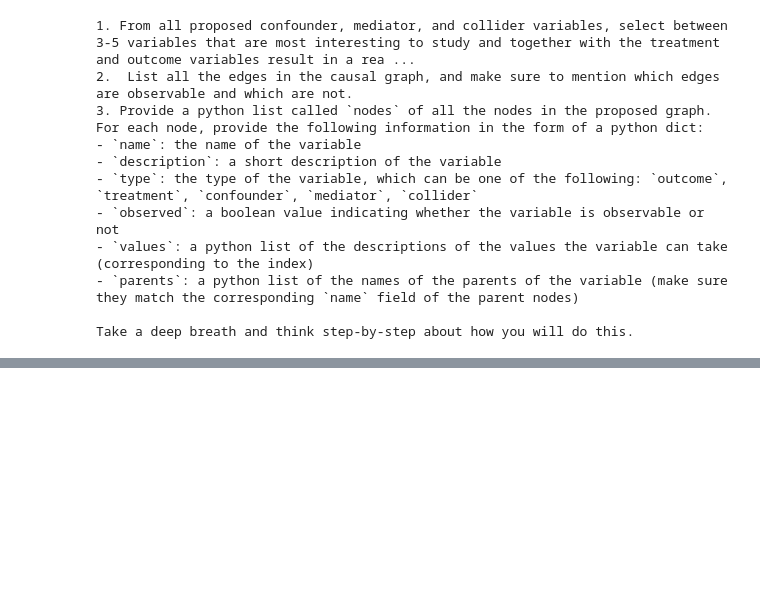
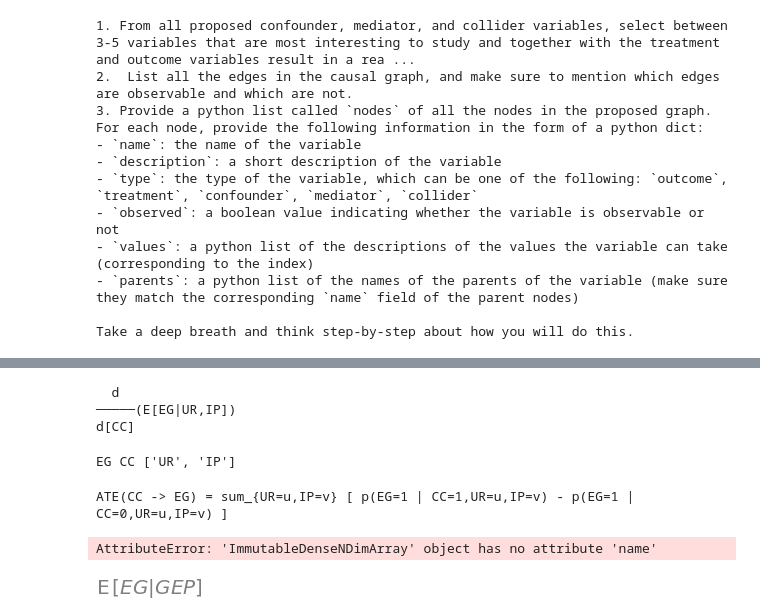
Before and after one commit to felixludos/cladder, a Jupyter notebook: notebooks/query_probs.ipynb, the cells around one changed output, grey strips where cells are left out. Drawn from its saved outputs; the diff is of its cells as text; code cells hidden in the pictures; blank space fills up the shorter version.

Commit message:
prep dowhy estimands

```diff
--- a/notebooks/query_probs.ipynb
+++ b/notebooks/query_probs.ipynb
@@ -1317,0 +443,9 @@ nodes = [
+# %%
+nodes = ctx['nodes']
+qlines = []
+i = 1
+for node in nodes:
+    v0, v1 = node['values']
+    qlines.append(q_template.format(i=i, variable=node['name'], value=v1, othervalue=v0))
+    i += 1
+questions = '\n'.join(qlines)
@@ -1317,0 +599,7 @@ nodes = [
+# %%
+G = nx.DiGraph()
+for var in net.vars:
+    G.add_node(var.name)
+    for parent in var.parents:
+        G.add_edge(parent.name, var.name)
+G
@@ -1317,0 +608,15 @@ nodes = [
+# %%
+def convert_to_dot(nodes):
+    # Start the DOT graph definition
+    dot_graph = "digraph {\n"
+
+    # Iterate over nodes to add them to the graph
+    for node in nodes:
+        dot_graph += f'    "{node["name"]}" [label="{node["name"]}: {node["description"]}"];\n'
+
+        # Add edges from parents to this node
+        for parent in node.get("parents", []):
+            dot_graph += f'    "{parent}" -> "{node["name"]}";\n'
+
+    dot_graph += "}\n"
+    return dot_graph
@@ -1317,0 +698,3 @@ nodes = [
+# %%
+sym = identified_estimand.estimands[identified_estimand.default_backdoor_id]['estimand']
+sym
@@ -1317,0 +703,45 @@ nodes = [
+# %%
+print(pretty(sym))
+# %% [output]
+  d
+─────(E[EG|UR,IP])
+d[CC]
+# %%
+do = sym.args[1][0].args[0][0].name
+exp = sym.args[0].args[0].name
+if '|' in exp:
+    outcome, cond = exp.split('|')
+    cond = cond.split(',')
+else:
+    outcome = exp
+    cond = []
+
+print(outcome, do, cond)
+# %% [output]
+EG CC ['UR', 'IP']
+# %%
+dummyvars = 'uvwxyz'
+assert len(cond) <= len(dummyvars)
+psum = ''
+condsuffix = ''
+if len(cond):
+    psum = ','.join(f'{v}={dummyvars[i]}' for i, v in enumerate(cond))
+    psum = f'sum_{{{psum}}} '
+
+    condsuffix = ',' + ','.join(f'{v}={dummyvars[i]}' for i, v in enumerate(cond))
+
+expr = f'{psum}{"[ " if len(cond) else ""}p({outcome}=1 | {do}=1{condsuffix}) - p({outcome}=1 | {do}=0{condsuffix}){" ]" if len(cond) else ""}'
+
+# expr = (f'{psum}{" [ " if len(cond) else ""}p({outcome} | {do}=1{", " + ", ".join(cond) if len(cond) else ""}) - p({outcome} | {do}=0{", " + ",".join(cond) if len(cond) else ""}){" ]" if len(cond) else ""}')
+print(f'ATE({do} -> {outcome}) = {expr}')
+# %% [output]
+ATE(CC -> EG) = sum_{UR=u,IP=v} [ p(EG=1 | CC=1,UR=u,IP=v) - p(EG=1 | CC=0,UR=u,IP=v) ]
+# %%
+sym.variables[0]
+# %% [output]
+AttributeError: 'ImmutableDenseNDimArray' object has no attribute 'name'
+# %%
+expr = sym.expr
+expr
+# %% [output]
+[figure, added]
```
Also changed, not shown: parts of 47 cells of this notebook, 8 other files.
